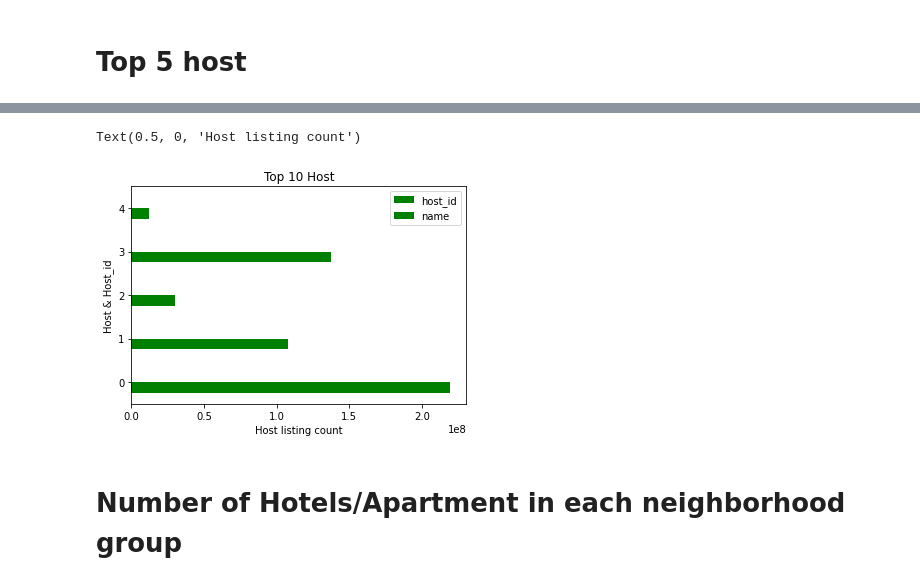
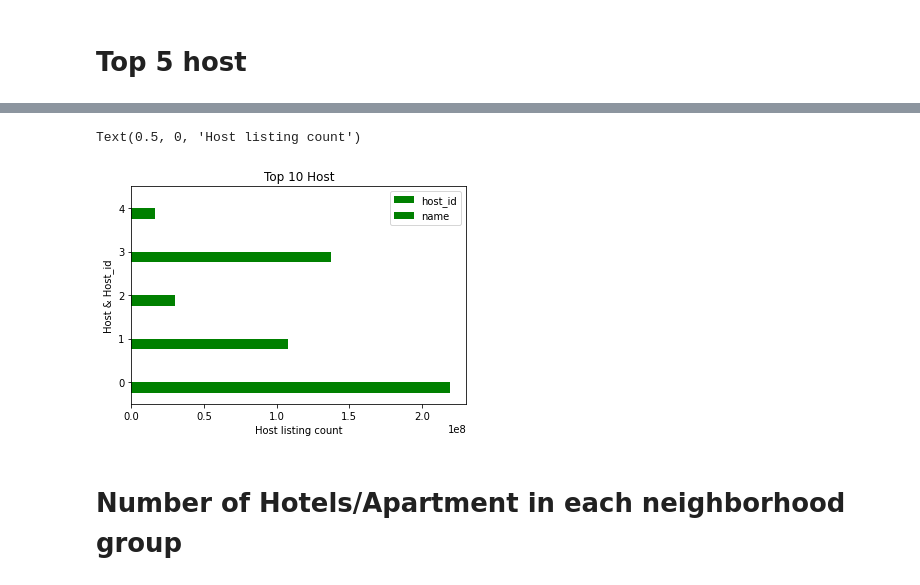
Before and after one commit to alokbhoi447/Airbnb-Booking-Analysis, a Jupyter notebook: Airbnb_Bookings_Analysis_Capstone_Project.ipynb, the cells around one changed output, grey strips where cells are left out. Cells and saved outputs as stored; diff of their text form; code cells hidden in the pictures.

```diff
--- a/Airbnb_Bookings_Analysis_Capstone_Project.ipynb
+++ b/Airbnb_Bookings_Analysis_Capstone_Project.ipynb
@@ -59,18 +59,18 @@ top_5_host
 # %%
-top_10_host.plot(kind = 'barh', color='green')
+top_5_host.plot(kind = 'barh', color='green')
 
 plt.title('Top 10 Host')
 plt.ylabel('Host & Host_id')
 plt.xlabel('Host listing count')
 # from decimal import Decimal
 # ax = top_10_host.plot(x='DeviceType', y='format_duration', kind='bar')
 # for p in ax.patches:
 #     ax.annotate('{:.2E}'.format(Decimal(str(p.get_height()))), (p.get_x(), p.get_height()))
 # plt.tight_layout()
 # plt.show()
 # %% [output]
 Text(0.5, 0, 'Host listing count')
-[figure, old version]
+[figure, new version]
 # %% [markdown]
 # **Number of Hotels/Apartment in each neighborhood group**
 # %%
```
Also changed, not shown: parts of 2 cells of this notebook.
